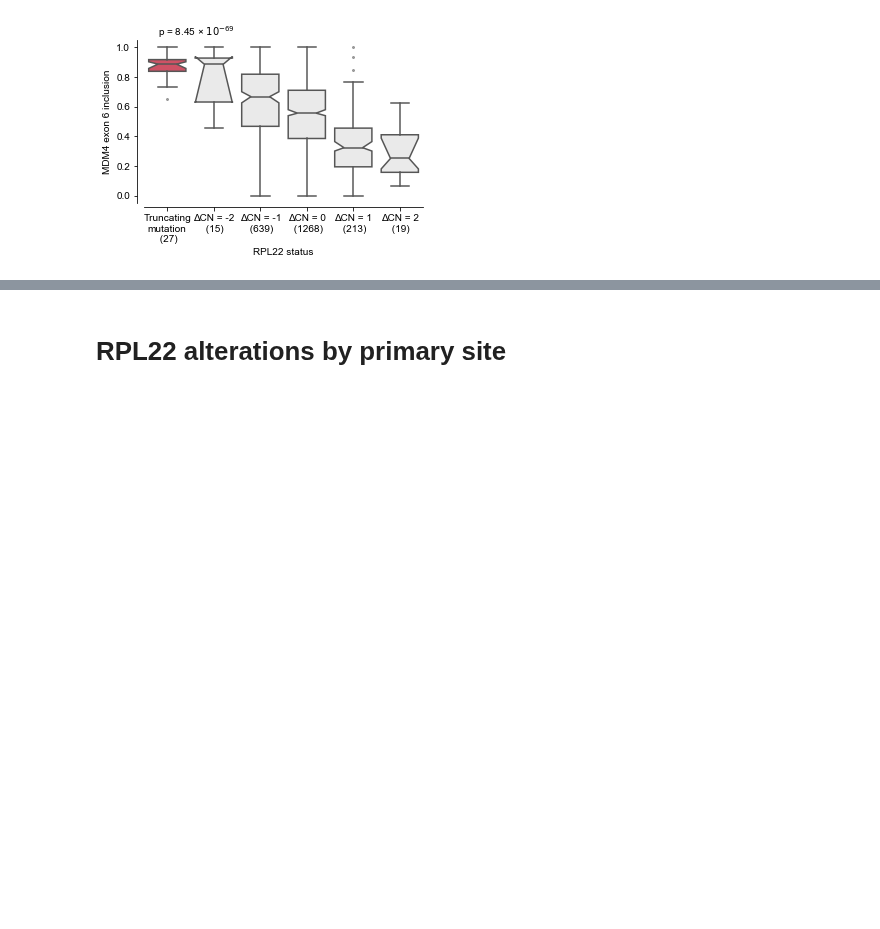
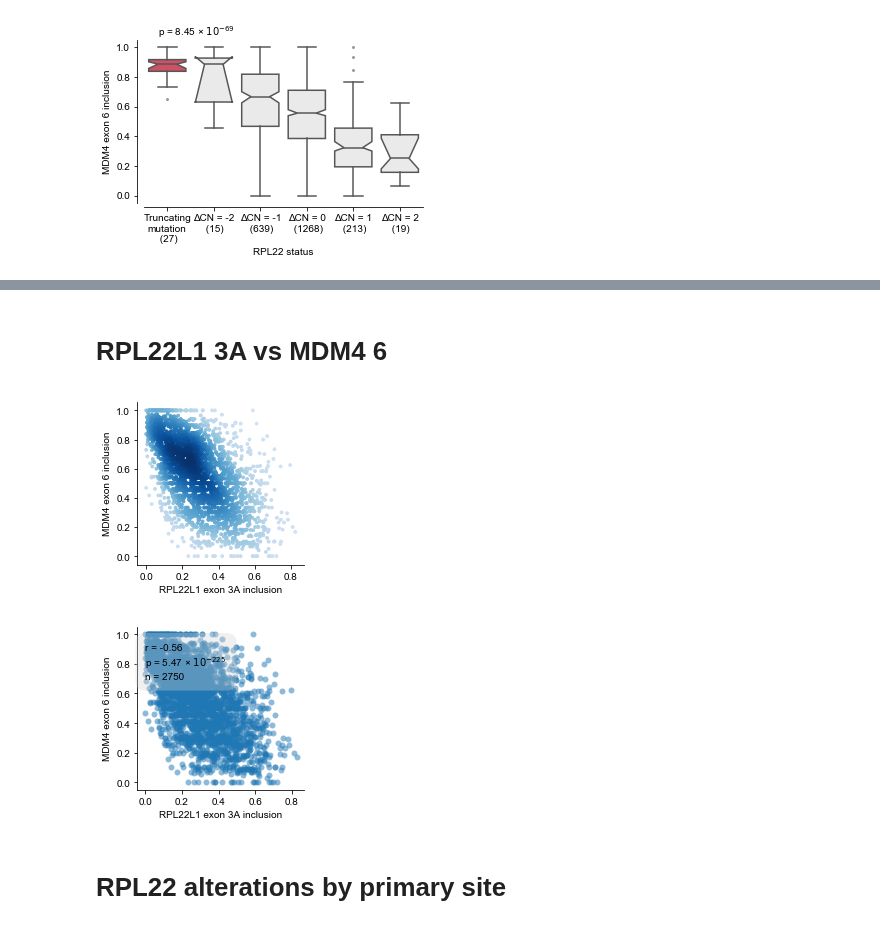
Before and after one commit to kevinhu/mdm4-splicing, a Jupyter notebook: notebooks/fig1_correlates.ipynb, the cells around one changed output, grey strips where cells are left out. Drawn from its saved outputs; the diff is of its cells as text; code cells hidden in the pictures; blank space fills up the shorter version.

```diff
--- a/notebooks/fig1_correlates.ipynb
+++ b/notebooks/fig1_correlates.ipynb
@@ -187,3 +245,29 @@ plt.savefig("../plots/mdm4-exon-6_rpl22_tcga.pdf",bbox_inches="tight",background
+# %% [markdown]
+# RPL22L1 3A vs MDM4 6
+# %%
+x = 1-tcga_a3ss["RPL22L1_ENSG00000163584_ENSG00000163584.13_A3_3_170586086:170586168:170585801:170585923:170585801:170585990_170585923:170585990"]
+y = tcga_se["MDM4_ENSG00000198625_ENSG00000198625.8_ES_1_204501318:204501374:204506557:204506625:204507336:204507436_204506557:204506625"]
+
+ax = density_scatter(x, y)
+
+ax.set_xlabel("RPL22L1 exon 3A inclusion")
+ax.set_ylabel("MDM4 exon 6 inclusion")
+
+plt.savefig("../plots/rpl22l1_mdm4_co-splicing_density.pdf",
+            dpi=2048, bbox_inches="tight", background="transparent")
+
+plt.figure(figsize=(3, 3))
+
+huy.regression(x, y)
+
+plt.xlabel("RPL22L1 exon 3A inclusion")
+plt.ylabel("MDM4 exon 6 inclusion")
+
+plt.savefig("../plots/rpl22l1_mdm4_co-splicing_annotated.pdf",
+            dpi=2048, bbox_inches="tight", background="transparent")
+# %% [output]
+[figure, added]
+[figure, added]
 # %% [markdown]
 # RPL22 alterations by primary site
 # %%
```
Also changed, not shown: parts of 5 cells of this notebook, 6 other files.
